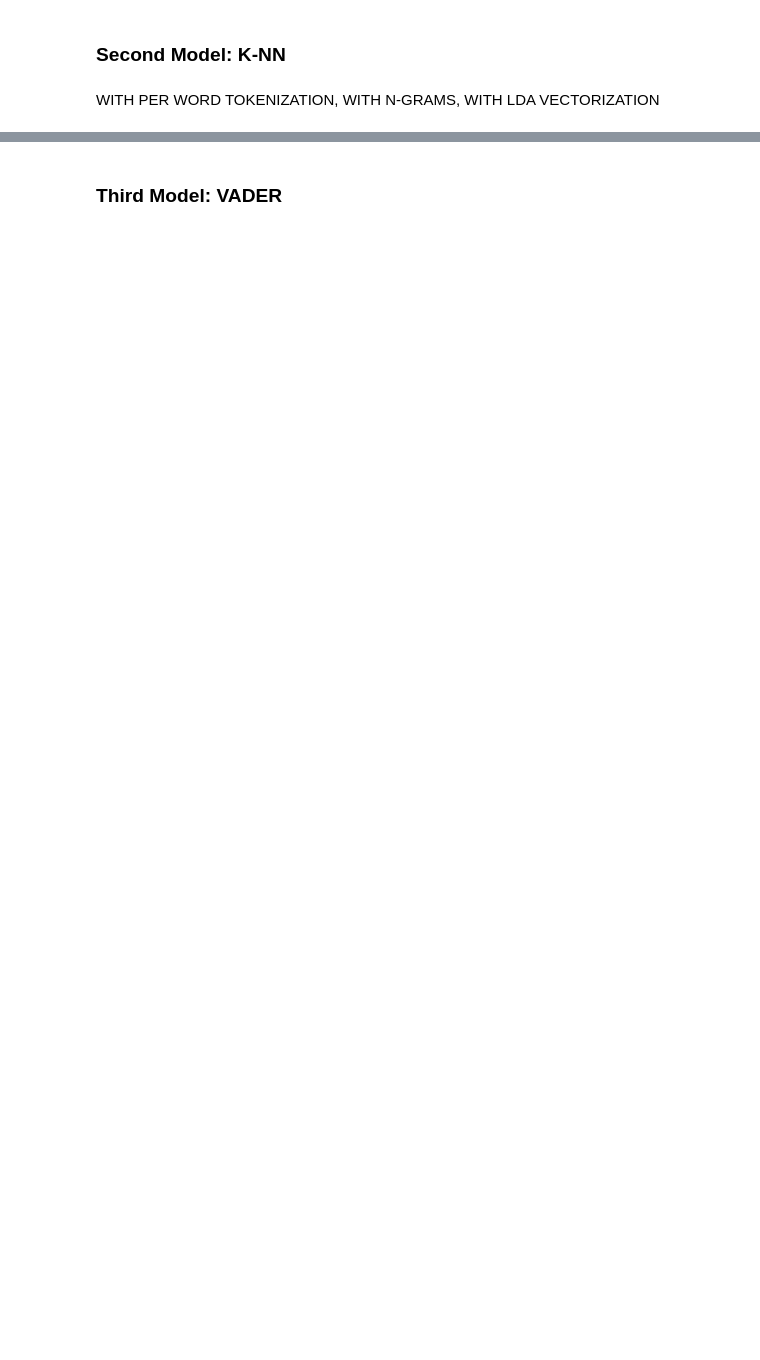
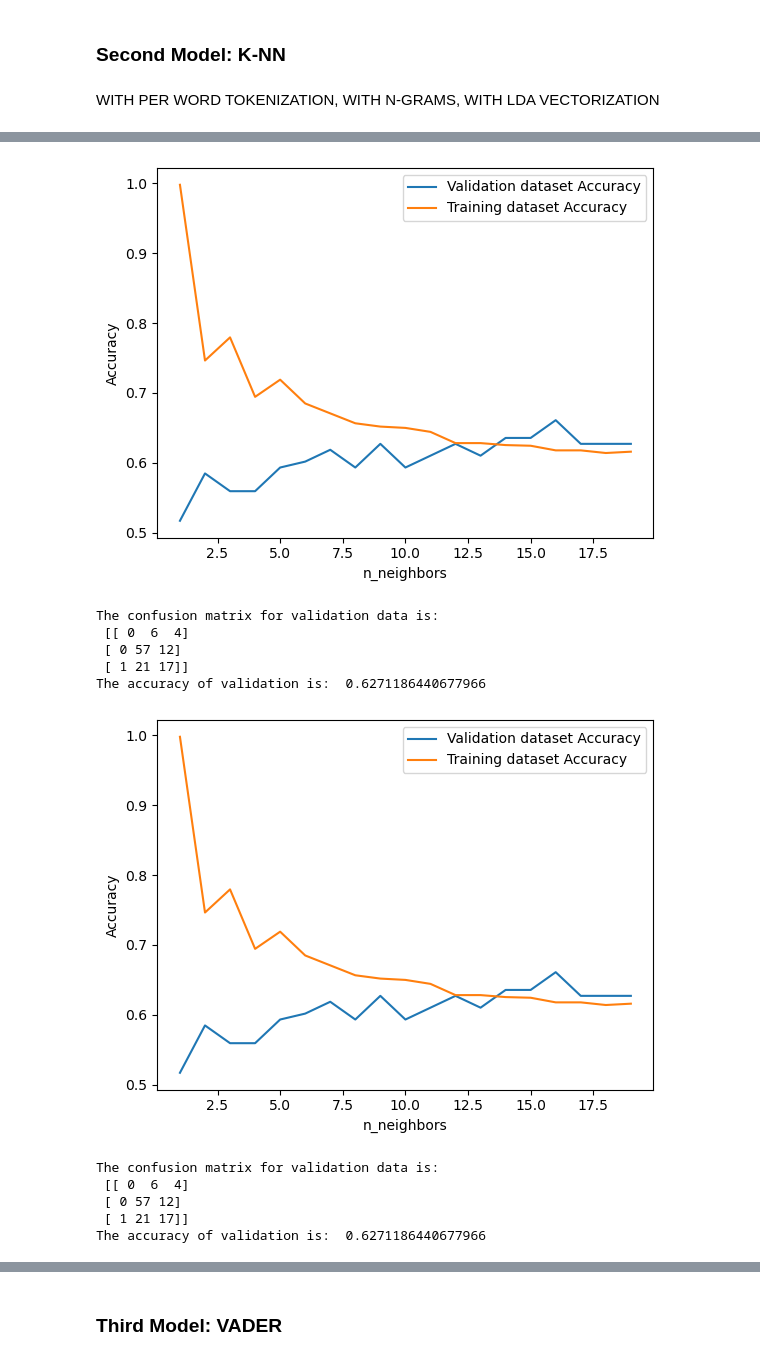
Before and after one commit to embarbos/natural-language-processing-twitter-data, a Jupyter notebook: group_19_final.ipynb, the cells around one changed output, grey strips where cells are left out. Saved outputs shown, nothing was run; the diff lists cells and outputs as text; code cells hidden in the pictures; blank space fills up the shorter version.

```diff
--- a/group_19_final.ipynb
+++ b/group_19_final.ipynb
@@ -309,26 +477,0 @@ data = pd.read_csv("labelled.csv", names=colnames, header=None)
-# %%
-def one_hot_encoding_tweets(data):
-    # 1. create a CountVectorizer
-    vec = CountVectorizer(tokenizer = nltk.word_tokenize)
-    # convert the type of "tweets" to str
-    data["tweets"] = data["tweets"].astype(str)
-    tweet_list = list(data['tweets'])
-    freq = vec.fit_transform(tweet_list)
-    # create one-hot encoding
-    ohot = Binarizer().fit_transform(freq)
-    # one-hot encoding
-    corpus_binary = ohot.todense()
-
-    # convert matrix to dataframe
-    encoder_df = pd.DataFrame(corpus_binary)
-
-    # create x and y for knn
-    x = encoder_df
-    y = data['label']
-
-    return x,y
-
-
-# create x, y for knn
-x = one_hot_encoding_tweets(data)[0]
-y = one_hot_encoding_tweets(data)[1]
@@ -488,14 +477,0 @@ def pred_label_for_lda(train_lda, test_lda):
-# %%
-train_data_stopw = pd.read_csv("labelled_LDA_vectors_withStopwords.csv", header=None, skiprows=1)
-test_data_stopw = pd.read_csv("remainder_LDA_vectors_withStopwords.csv", header=None, skiprows=1)
-
-train_data = pd.read_csv("labelled_LDA_vectors.csv", header=None, skiprows=1)
-test_data = pd.read_csv("remainder_LDA_vectors.csv", header=None, skiprows=1)
-
-# obtain the predication labels
-y_pred_lda = pred_label_for_lda(train_data_stopw, test_data_stopw)[0]
-y_pred_lda_cleand = pred_label_for_lda(train_data, test_data)[0]
-
-# draw barplots
-bar_plot_for_data(y_pred_lda)
-bar_plot_for_data(y_pred_lda_cleand)
@@ -501,0 +535,16 @@ bar_plot_for_data(y_pred_lda_cleand)
+# %%
+y_pred_test = merge_d(data_labelled, data_test)[1]
+y_pred_val = merge_d(data_labelled, data_test)[2]
+# %% [output]
+[figure, added]
+The confusion matrix for validation data is:
+ [[ 0  6  4]
+ [ 0 57 12]
+ [ 1 21 17]]
+The accuracy of validation is:  0.6271186440677966
+[figure, added]
+The confusion matrix for validation data is:
+ [[ 0  6  4]
+ [ 0 57 12]
+ [ 1 21 17]]
+The accuracy of validation is:  0.6271186440677966
```
Also changed, not shown: parts of 33 cells of this notebook.
